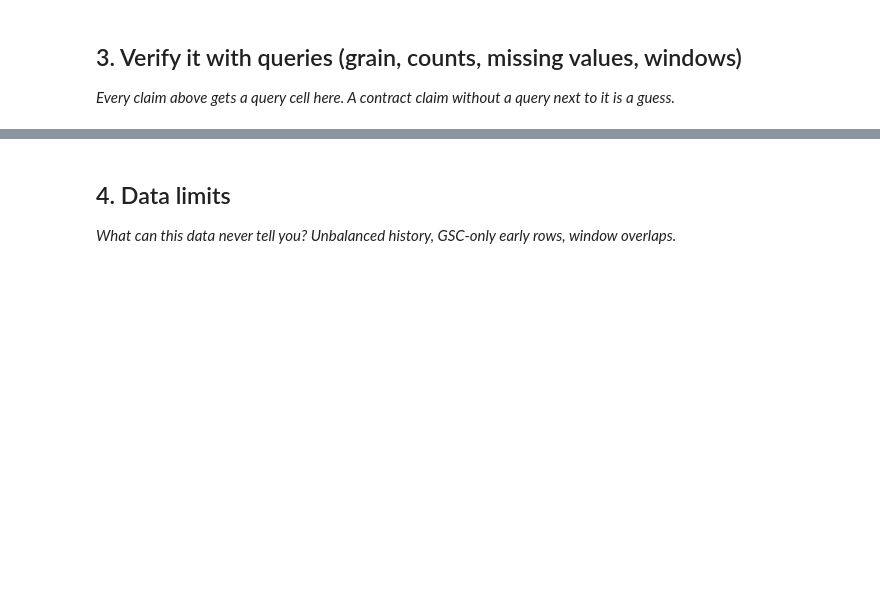
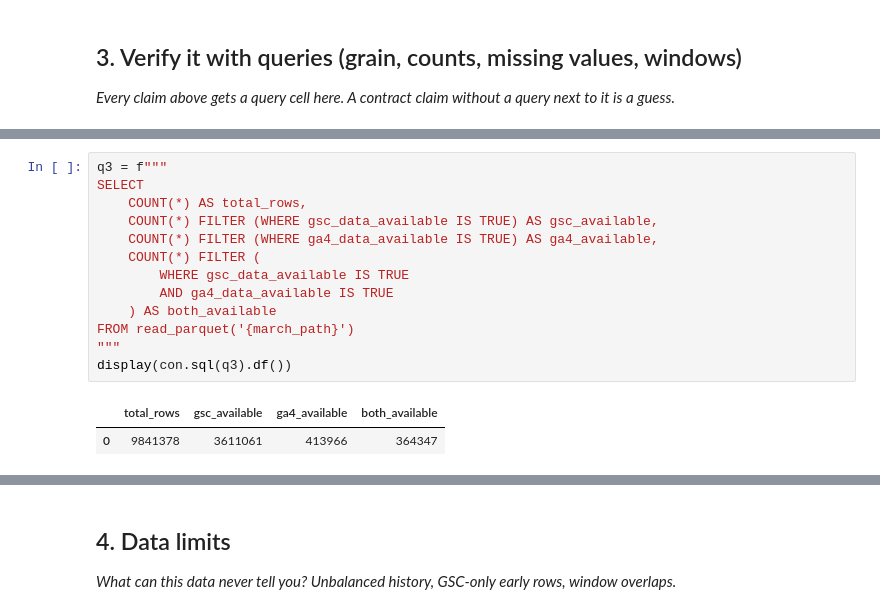
Before and after one commit to rashmita-21/Flyrank-ML-Internship, a Jupyter notebook: work/notebooks/w03_data_contract.ipynb, the cells around one changed output, grey strips where cells are left out. Saved outputs shown, nothing was run; the diff lists cells and outputs as text; blank space fills up the shorter version.

```diff
--- a/work/notebooks/w03_data_contract.ipynb
+++ b/work/notebooks/w03_data_contract.ipynb
@@ -29,0 +174,16 @@ This skeleton is yours to fill. Work the sections **in order** — each one has
+# %%
+q3 = f"""
+SELECT
+    COUNT(*) AS total_rows,
+    COUNT(*) FILTER (WHERE gsc_data_available IS TRUE) AS gsc_available,
+    COUNT(*) FILTER (WHERE ga4_data_available IS TRUE) AS ga4_available,
+    COUNT(*) FILTER (
+        WHERE gsc_data_available IS TRUE
+        AND ga4_data_available IS TRUE
+    ) AS both_available
+FROM read_parquet('{march_path}')
+"""
+display(con.sql(q3).df())
+# %% [output]
+|  | total_rows | gsc_available | ga4_available | both_available |
+| 0 | 9841378 | 3611061 | 413966 | 364347 |
```
Also changed, not shown: parts of 20 cells of this notebook.
